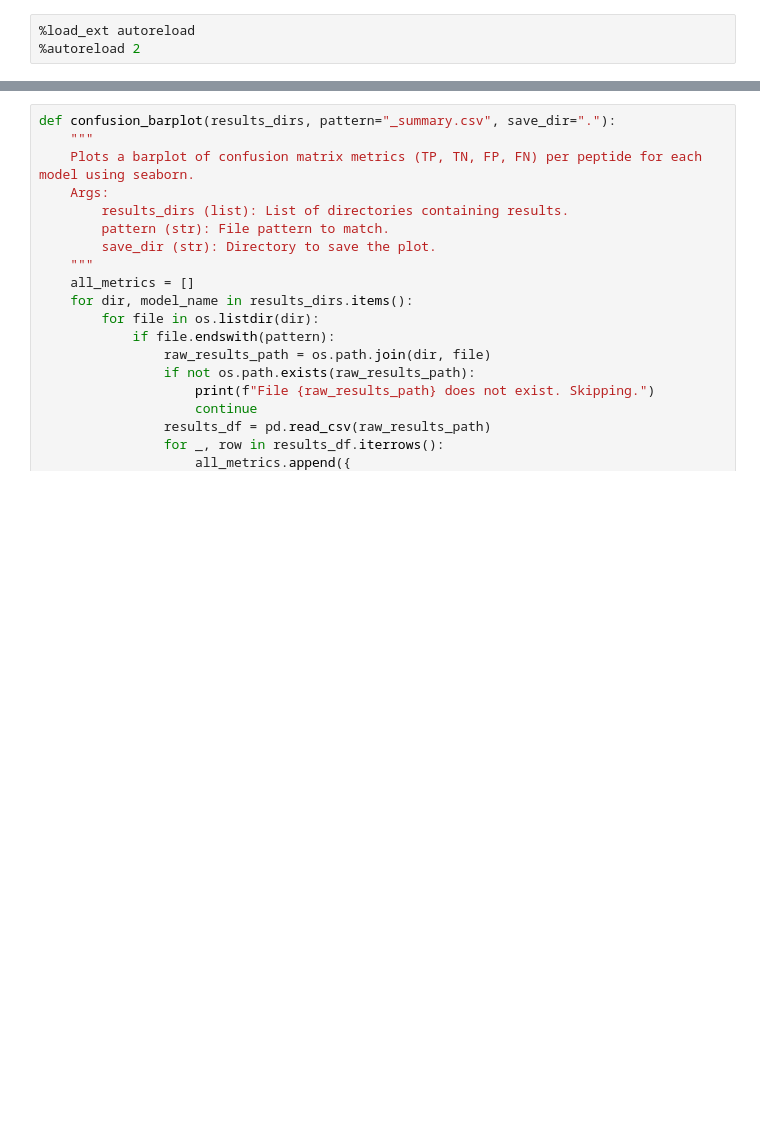
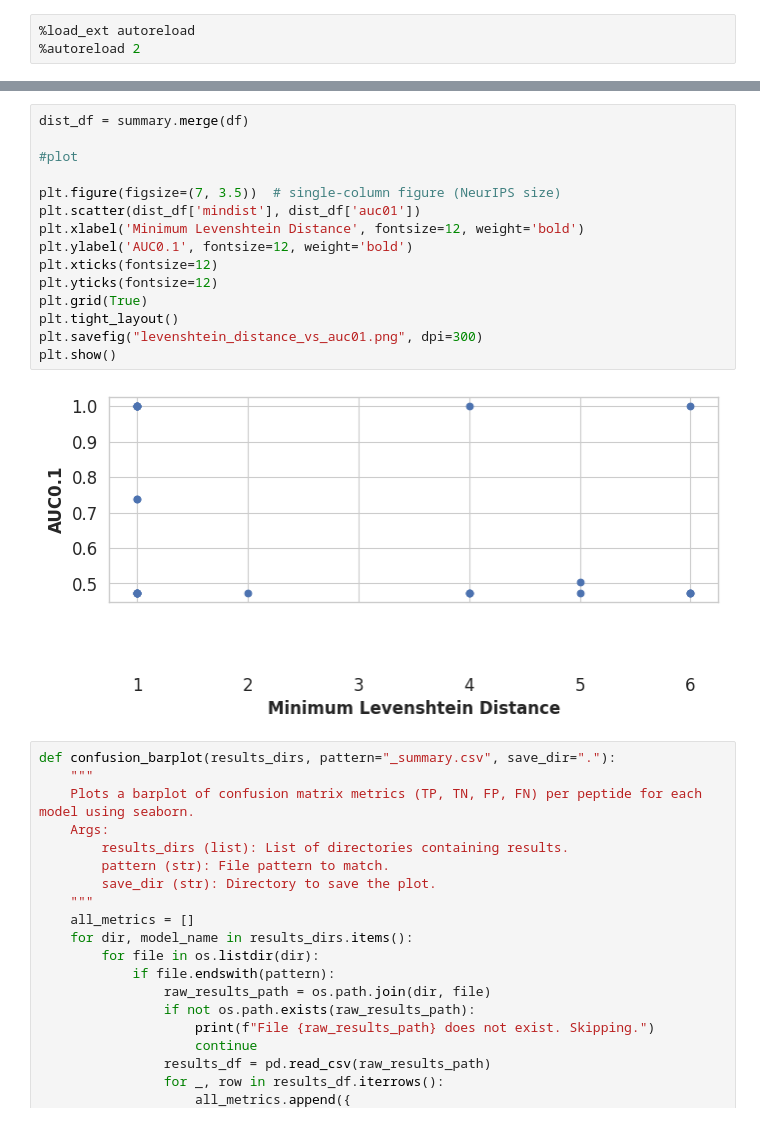
Before and after one commit to chagas98/MatchImmNet, a Jupyter notebook: notebooks/pred_analysis.ipynb, the cells around one changed output, grey strips where cells are left out. Drawn from its saved outputs; the diff is of its cells as text; blank space fills up the shorter version.

```diff
--- a/notebooks/pred_analysis.ipynb
+++ b/notebooks/pred_analysis.ipynb
@@ -204,3 +257,20 @@ Passing `palette` without assigning `hue` is deprecated and will be removed in v
+# %%
+dist_df = summary.merge(df)
+
+#plot
+
+plt.figure(figsize=(7, 3.5))  # single-column figure (NeurIPS size)
+plt.scatter(dist_df['mindist'], dist_df['auc01'])
+plt.xlabel('Minimum Levenshtein Distance', fontsize=12, weight='bold')
+plt.ylabel('AUC0.1', fontsize=12, weight='bold')
+plt.xticks(fontsize=12)
+plt.yticks(fontsize=12)
+plt.grid(True)
+plt.tight_layout()
+plt.savefig("levenshtein_distance_vs_auc01.png", dpi=300)
+plt.show()
+# %% [output]
+[figure, added]
 # %%
 def confusion_barplot(results_dirs, pattern="_summary.csv", save_dir="."):
     """
```
Also changed, not shown: parts of 4 cells of this notebook, 26 other files.
